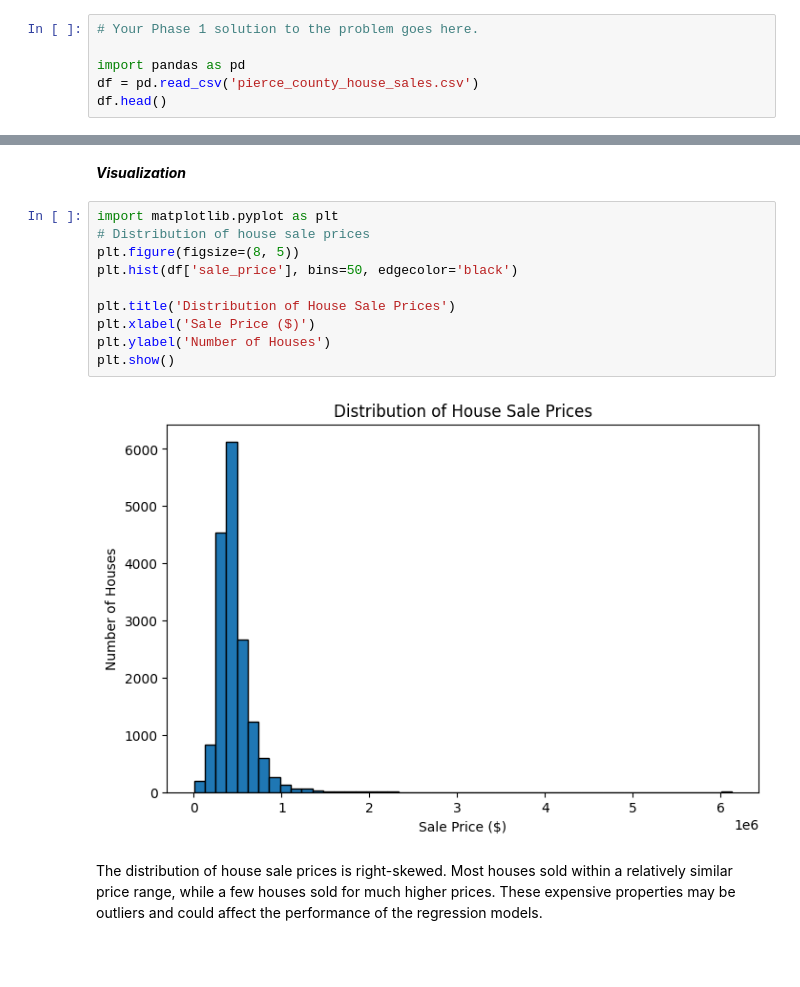
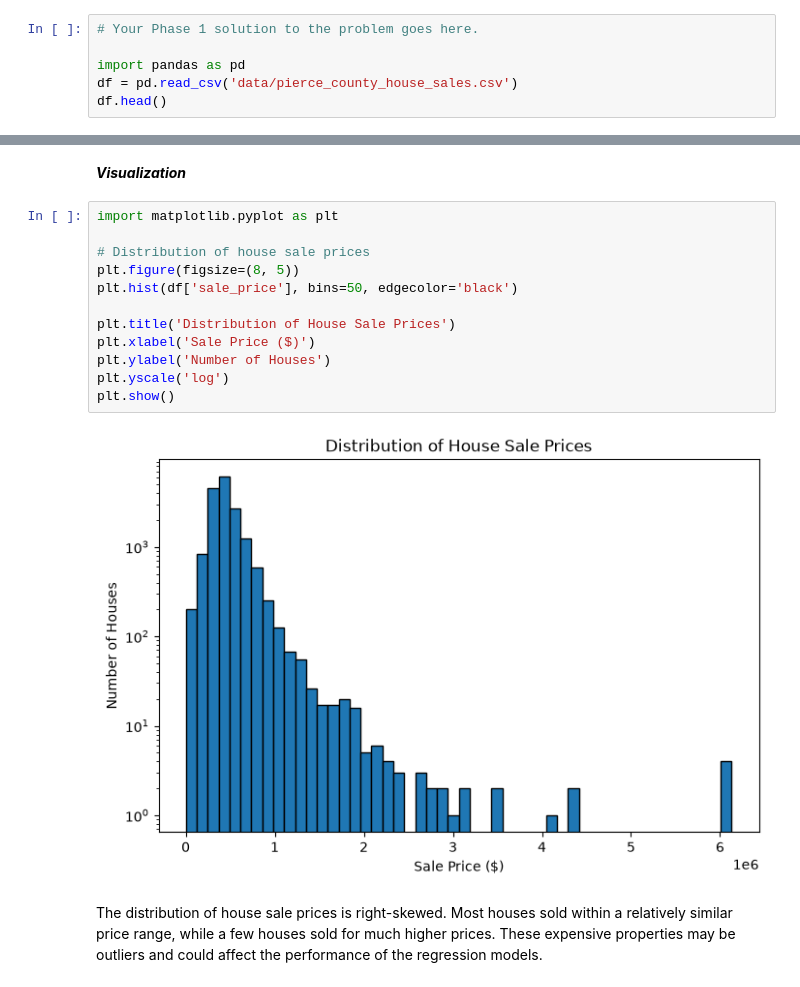
Before and after one commit to hwayalew/L02-hedonic-pricing, a Jupyter notebook: notebook.ipynb, the cells around one changed output, grey strips where cells are left out. Saved outputs shown, nothing was run; the diff lists cells and outputs as text; blank space fills up the shorter version.

Commit message:
Scaled the graph and fixed small issues

```diff
--- a/notebook.ipynb
+++ b/notebook.ipynb
@@ -28,7 +28,7 @@ notebook before beginning Phase 2.
 # Your Phase 1 solution to the problem goes here.
 
 import pandas as pd
-df = pd.read_csv('pierce_county_house_sales.csv')
+df = pd.read_csv('data/pierce_county_house_sales.csv')
 df.head()
 # %% [output]
 |  | sale_date | sale_price | house_square_feet | attic_finished_square_feet | basement_square_feet | ... |
@@ -170,16 +174,18 @@ df.describe()
 ***Visualization***
 # %%
 import matplotlib.pyplot as plt
+
 # Distribution of house sale prices
 plt.figure(figsize=(8, 5))
 plt.hist(df['sale_price'], bins=50, edgecolor='black')
 
 plt.title('Distribution of House Sale Prices')
 plt.xlabel('Sale Price ($)')
 plt.ylabel('Number of Houses')
+plt.yscale('log')
 plt.show()
 # %% [output]
-[figure, old version]
+[figure, new version]
 # %% [markdown]
 The distribution of house sale prices is right-skewed. Most houses sold within a relatively similar price range, while a few houses sold for much higher prices. These expensive properties may be outliers and could affect the performance of the regression models.
 # %%
```
Also changed, not shown: parts of 12 cells of this notebook.
